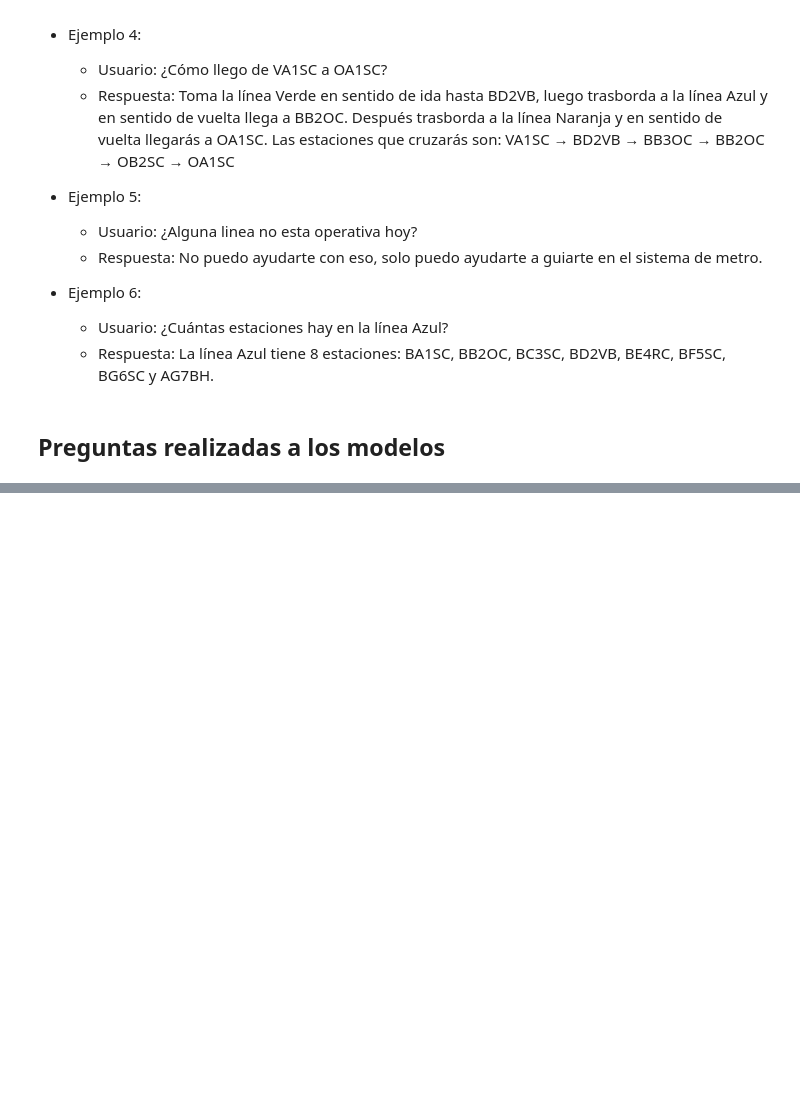
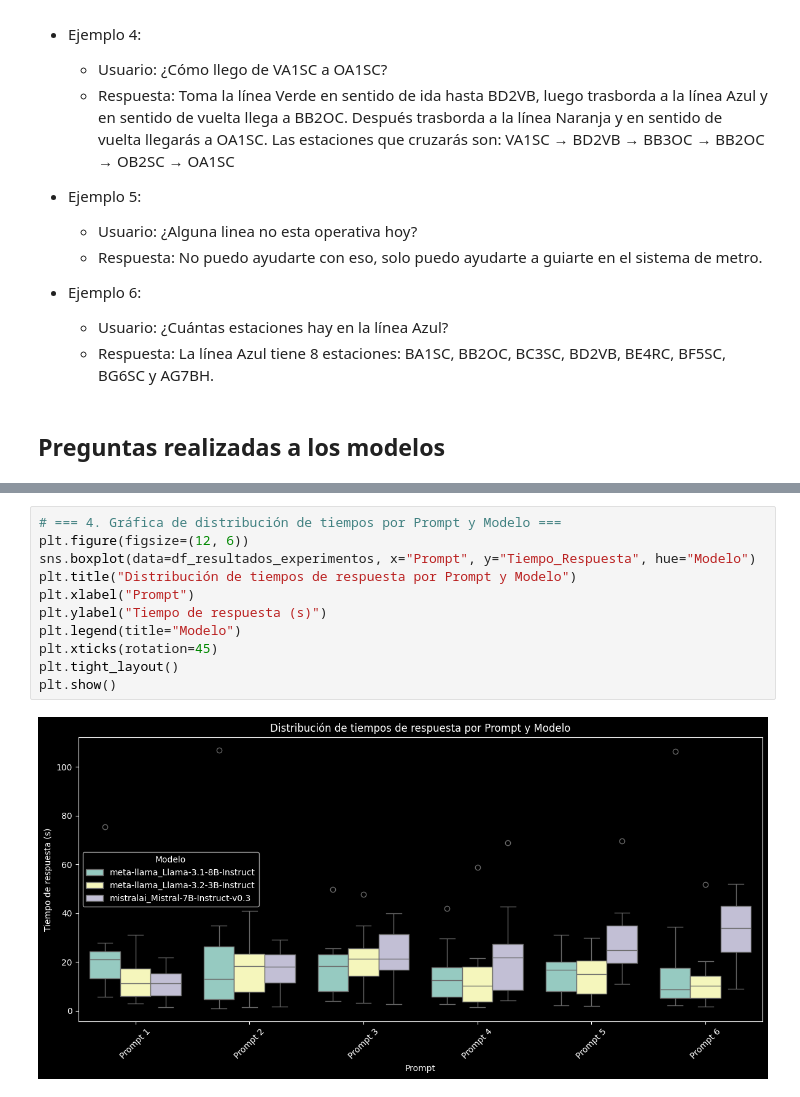
Before and after one commit to lonj22803/Octubre_25, a Jupyter notebook: week_two/evaluation_test/a_resultados.ipynb, the cells around one changed output, grey strips where cells are left out. Saved outputs shown, nothing was run; the diff lists cells and outputs as text; blank space fills up the shorter version.

```diff
--- a/week_two/evaluation_test/a_resultados.ipynb
+++ b/week_two/evaluation_test/a_resultados.ipynb
@@ -183,0 +305,13 @@ Se realizaron 15 preguntas a los modelos de todo tipo, desde preguntas simples q
+# %%
+# === 4. Gráfica de distribución de tiempos por Prompt y Modelo ===
+plt.figure(figsize=(12, 6))
+sns.boxplot(data=df_resultados_experimentos, x="Prompt", y="Tiempo_Respuesta", hue="Modelo")
+plt.title("Distribución de tiempos de respuesta por Prompt y Modelo")
+plt.xlabel("Prompt")
+plt.ylabel("Tiempo de respuesta (s)")
+plt.legend(title="Modelo")
+plt.xticks(rotation=45)
+plt.tight_layout()
+plt.show()
+# %% [output]
+[figure, added]
```
Also changed, not shown: parts of 9 cells of this notebook, 23 other files.
